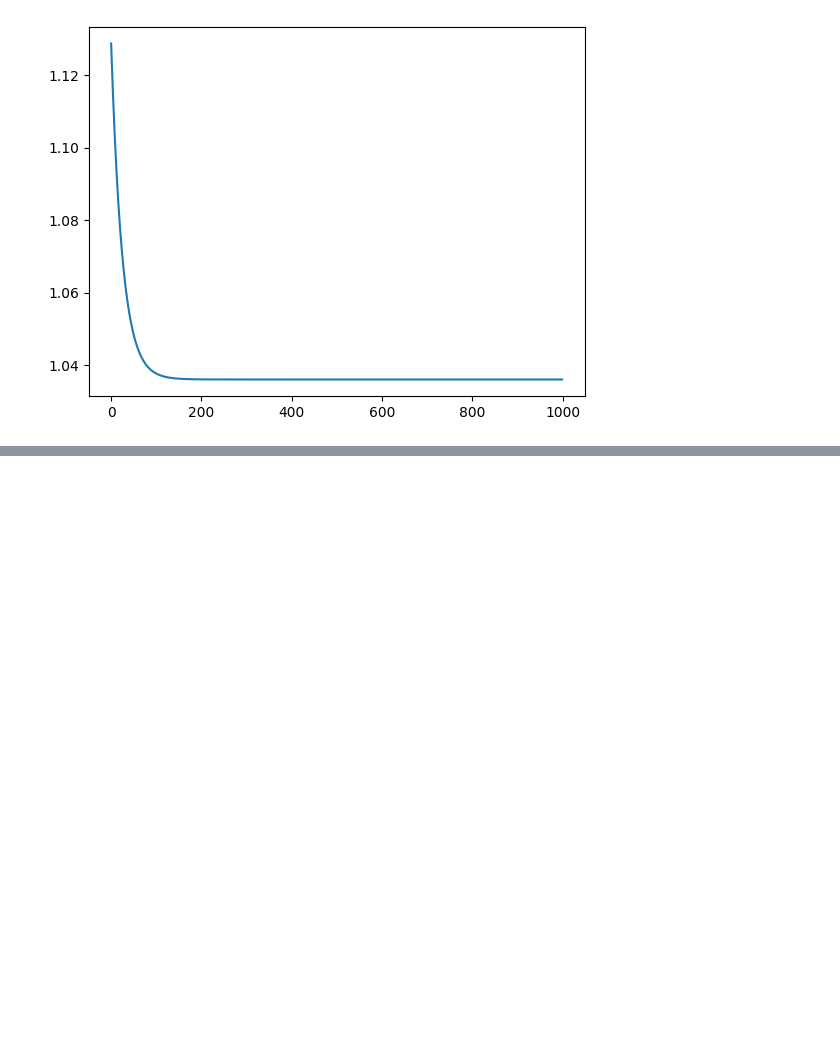
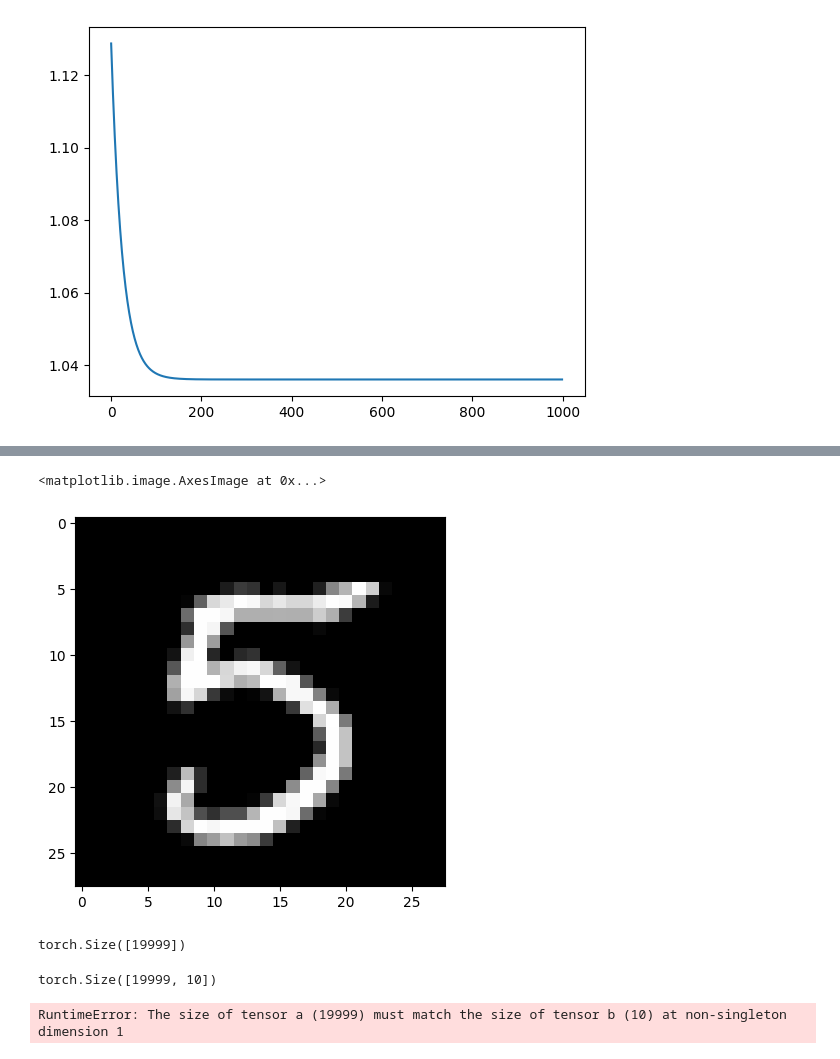
Before and after one commit to josepeon/calculus_parsons, a Jupyter notebook: neural_nets.ipynb, the cells around one changed output, grey strips where cells are left out. Cells and saved outputs as stored; diff of their text form; code cells hidden in the pictures; blank space fills up the shorter version.

```diff
--- a/neural_nets.ipynb
+++ b/neural_nets.ipynb
@@ -135,3 +135,6 @@ plt.plot(losses)
 # %% [output]
 [<matplotlib.lines.Line2D at 0x...>]
 [figure]
+# %%
+digits = pd.read_csv('sample_data/mnist_train_small.csv')
+digits.head()
@@ -137,0 +149,5 @@ plt.plot(losses)
+# %%
+plt.imshow(digits.iloc[0,1:].values.reshape(28,28), cmap = 'gray')
+# %% [output]
+<matplotlib.image.AxesImage at 0x...>
+[figure, added]
@@ -137,0 +161,23 @@ plt.plot(losses)
+# %%
+yt.shape
+# %% [output]
+torch.Size([19999])
+# %%
+model(Xt).shape
+# %% [output]
+torch.Size([19999, 10])
+# %%
+losses = []
+for epoch in range(1000):
+  #pass data through the model
+  yhat = model(Xt)
+  #evaluate the predictions
+  loss = mse(yt, yhat)
+  #calculate derivatives
+  optimizer.zero_grad() #pytorch thing to clear memory of derivatives
+  loss.backward()
+  losses.append(loss.item())
+  #update parameters using gradient descent
+  optimizer.step()
+# %% [output]
+RuntimeError: The size of tensor a (19999) must match the size of tensor b (10) at non-singleton dimension 1
```
Also changed, not shown: parts of 4 cells of this notebook.
